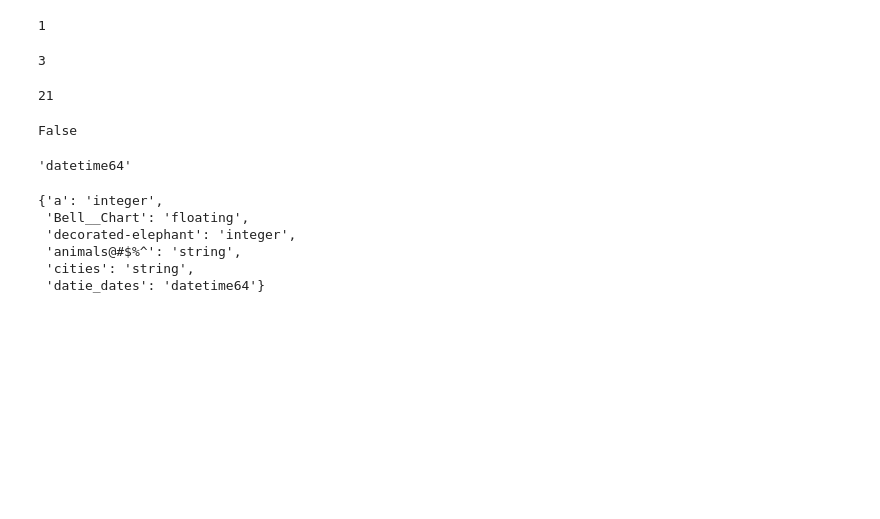
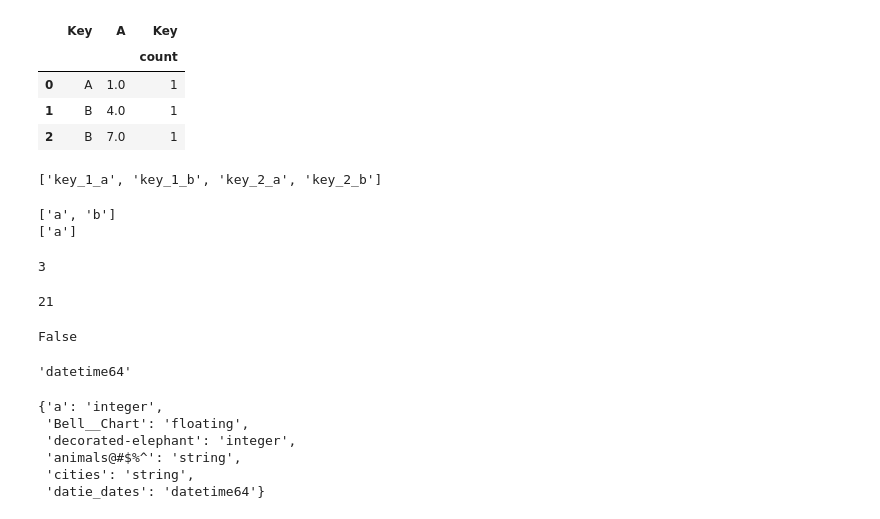
Before and after one commit to lgarzia/chart_me, a Jupyter notebook: examples/sample_1_univariate.ipynb, the cells around one changed output. Saved outputs shown, nothing was run; the diff lists cells and outputs as text; code cells hidden in the pictures; blank space fills up the shorter version.

```diff
--- a/examples/sample_1_univariate.ipynb
+++ b/examples/sample_1_univariate.ipynb
@@ -25,4 +60,14 @@ df['a'].max()
+# %%
+df = pd.DataFrame([['A', 1, 2, 3],
+                   ['B', 4, 5, 6],
+                   ['B', 7, 8, 9],
+                   [np.nan, np.nan, np.nan]],
+                  columns=['Key', 'A', 'B', 'C'])
 # %%
-df['a'].min()
+df.groupby(['Key', 'A']).agg({'Key' : ['count']}).reset_index()
 # %% [output]
-1
+|  | Key | A | Key |
+|  |  |  | count |
+| 0 | A | 1.0 | 1 |
+| 1 | B | 4.0 | 1 |
+| 2 | B | 7.0 | 1 |
@@ -29,3 +76,14 @@ df['a'].min()
+# %%
+d = {'key_1': ['a', 'b'], 'key_2': ['a','b']}
+[f"{k}_{i}" for k in d.keys() for i in d[k]]
+# %% [output]
+['key_1_a', 'key_1_b', 'key_2_a', 'key_2_b']
+# %%
+print(list(['a', 'b']))
+print(list('a'))
+# %% [output]
+['a', 'b']
+['a']
 # %%
 df['a'].nunique()
 # %% [output]
```
Also changed, not shown: parts of 12 cells of this notebook, 2 other files.
